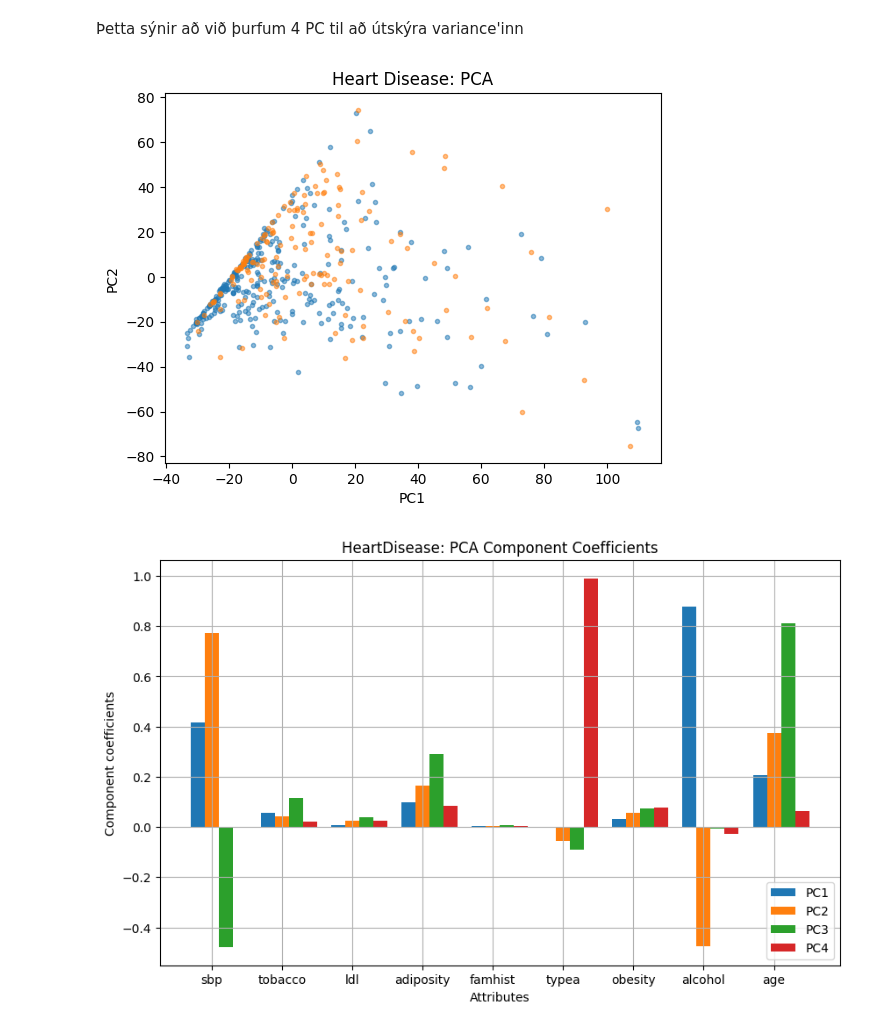
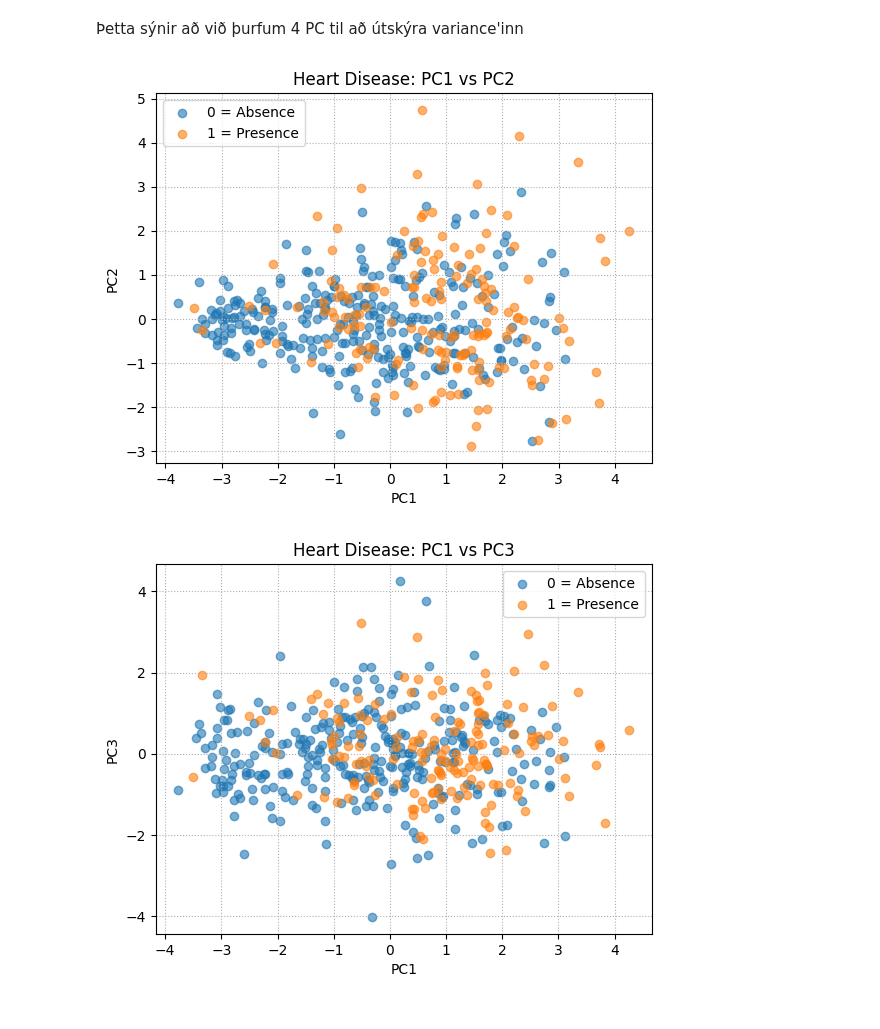
Before and after one commit to bodvarsdottirkristin/ML-group17, a Jupyter notebook: ML-Project1/pca_analysis.ipynb, the cells around one changed output. Drawn from its saved outputs; the diff is of its cells as text; code cells hidden in the pictures.

```diff
--- a/ML-Project1/pca_analysis.ipynb
+++ b/ML-Project1/pca_analysis.ipynb
@@ -43,14 +43,14 @@ print(f"{X.shape}, {y.shape}")
 (462, 9), (462,)
 # %%
 # Start by normalizing
-
-
-
+# Aftur nema normalized
+X_no_binary = X.drop(columns="famhist", axis=1)
+X_tilde = (X_no_binary - np.mean(X_no_binary, axis=0)) / np.std(X_no_binary, axis=0)
 
 # Create a PCA object and fit to the data
 pca = PCA()
 
-pca.fit(X)
+pca.fit(X_tilde)
 V = pca.components_.T
 # Compute fraction of variance explained
 rho = pca.explained_variance_ratio_
@@ -72,41 +88,43 @@ plt.show()
 # %% [markdown]
 Þetta sýnir að við þurfum 4 PC til að útskýra variance'inn
 # %%
-PC_idxs = [0, 1]  # Indices of the principal components to plot
-unique_classes = np.unique(y) # Get unique classes from the target variable
+# Project X to the PCA space
+B = pca.transform(X_tilde)
 
-# Project the data onto the first two principal components and plot
-# Project X to the subspace
-B = pca.transform(X)
+# --- PC1 vs PC2 ---
+PC_idxs = [0, 1]
 
-# Plot PCA of the data
 fig = plt.figure()
-plt.title("Heart Disease: PCA")
-# Plot the data projected onto the principal components, colored by chd
+plt.title("Heart Disease: PC1 vs PC2")
+
 for is_chd in unique_classes:
     mask = (y == is_chd)
-    plt.plot(B[mask, PC_idxs[0]], B[mask, PC_idxs[1]], ".", alpha=0.5)
+    plt.scatter(B[mask, PC_idxs[0]], B[mask, PC_idxs[1]],
+                alpha=0.6, label=f"{is_chd} = {'Absence' if is_chd == 0 else 'Presence'}")
 
-# Set axis labels
 plt.xlabel(f"PC{PC_idxs[0] + 1}")
 plt.ylabel(f"PC{PC_idxs[1] + 1}")
+plt.legend()
+plt.grid(True, linestyle=":")
 plt.show()
-### END SOLUTION
 
 
-bw = 0.2
-r = np.arange(1, X.shape[1] + 1)
+# --- PC1 vs PC3 ---
+PC_idxs = [0, 2]
 
-fig = plt.figure(figsize=(10, 6))
-plt.title("HeartDisease: PCA Component Coefficients")
-for i, pc in enumerate(V[:, :4].T):
-    plt.bar(r + i * bw, pc, width=bw, label=f"PC{i+1}")
-plt.xticks(r + bw, X.columns)
-plt.xlabel("Attributes")
-plt.ylabel("Component coefficients")
+fig = plt.figure()
+plt.title("Heart Disease: PC1 vs PC3")
+
+for is_chd in unique_classes:
+    mask = (y == is_chd)
+    plt.scatter(B[mask, PC_idxs[0]], B[mask, PC_idxs[1]],
+                alpha=0.6, label=f"{is_chd} = {'Absence' if is_chd == 0 else 'Presence'}")
+
+plt.xlabel(f"PC{PC_idxs[0] + 1}")
+plt.ylabel(f"PC{PC_idxs[1] + 1}")
 plt.legend()
-plt.grid()
+plt.grid(True, linestyle=":")
 plt.show()
 # %% [output]
-[figure, old version]
+[figure, new version]
-[figure, old version]
+[figure, new version]
```
Also changed, not shown: parts of 3 cells of this notebook.
